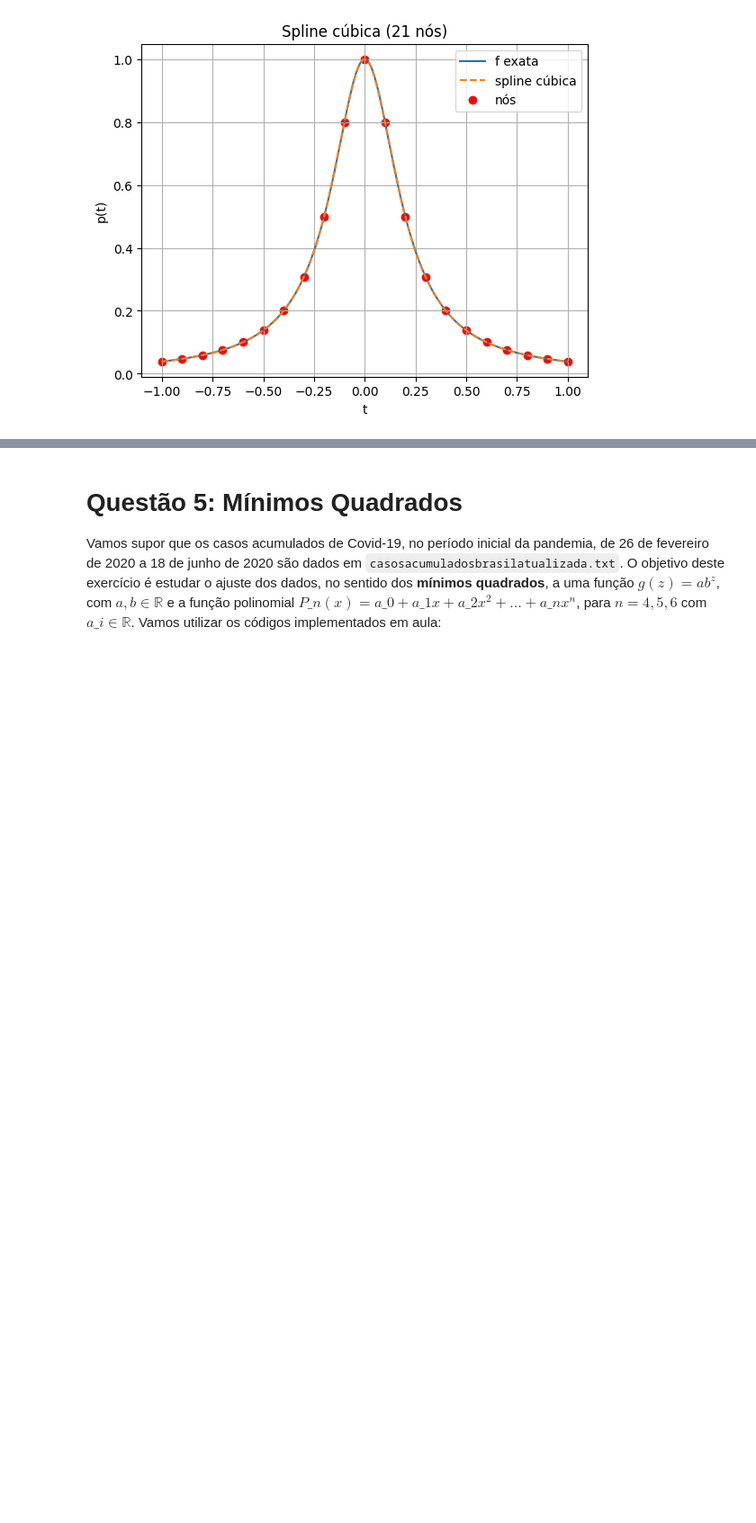
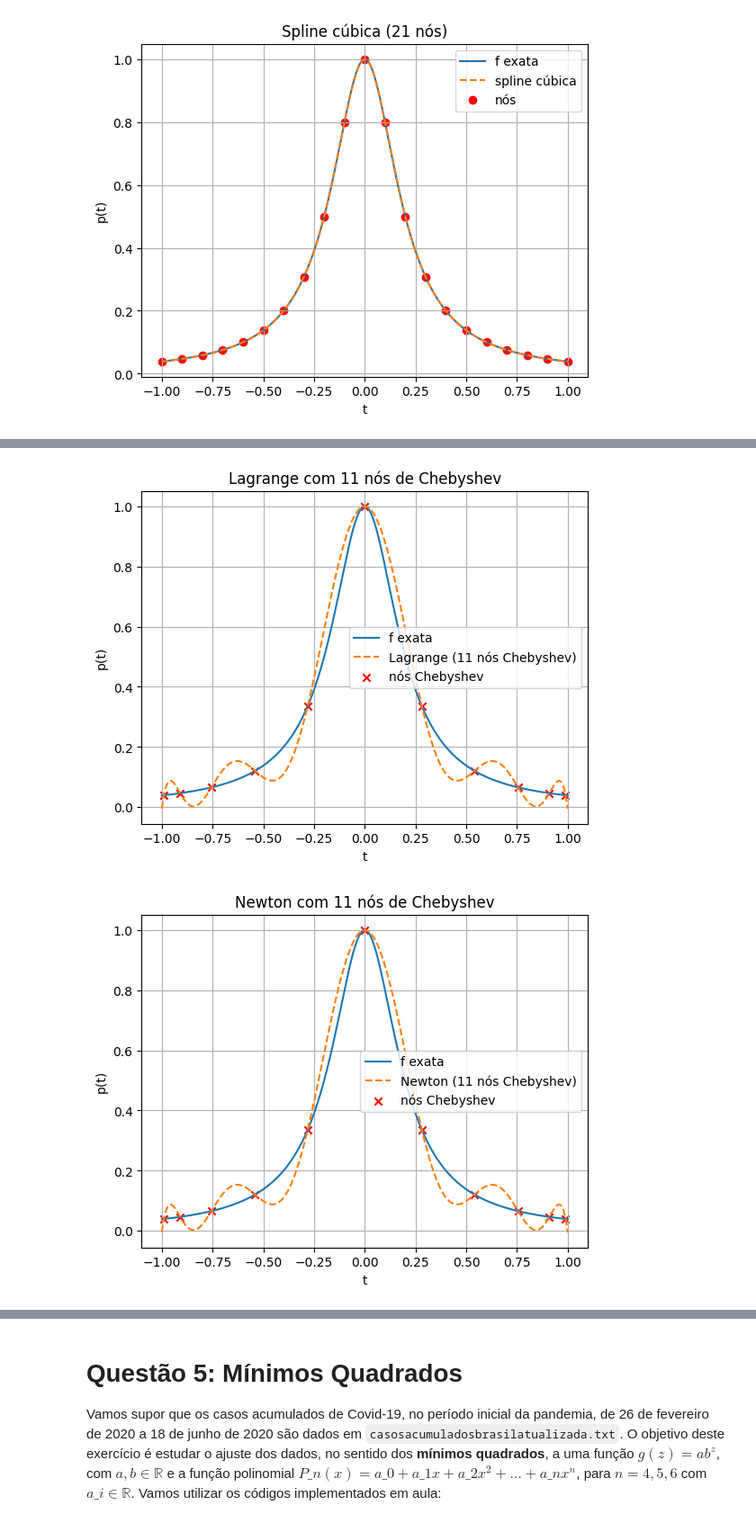
Before and after one commit to lfelipediniz/NumericEssentials, a Jupyter notebook: NumericEssentials.ipynb, the cells around one changed output, grey strips where cells are left out. Shown at 90% size. Drawn from its saved outputs; the diff is of its cells as text; code cells hidden in the pictures; blank space fills up the shorter version.

```diff
--- a/NumericEssentials.ipynb
+++ b/NumericEssentials.ipynb
@@ -2038,0 +2057,78 @@ plt.show()
+# %%
+# função alvo
+def f(t):
+    return 1 / (1 + 25 * t**2)
+
+# gera nós de Chebyshev (primeira espécie) em [-1, 1]
+def chebyshev_nodes(N):
+    k = np.arange(N + 1)
+    return np.cos((2*k + 1) / (2*(N + 1)) * np.pi)
+
+# avaliação contínua
+xx = np.linspace(-1, 1, 400)
+yy_exact = f(xx)
+
+# Interpolação com 11 nós de Chebyshev
+N1 = 10
+xi1 = chebyshev_nodes(N1)
+yi1 = f(xi1)
+
+yyL1 = lagrange_interp(xi1, yi1, xx)
+yyN1 = newton_interp(xi1, yi1, xx)
+
+# gráfico Lagrange (11 Chebyshev)
+plt.figure()
+plt.plot(xx, yy_exact, label='f exata')
+plt.plot(xx, yyL1, '--', label='Lagrange (11 nós Chebyshev)')
+plt.scatter(xi1, yi1, marker='x', color='red', label='nós Chebyshev')
+plt.title('Lagrange com 11 nós de Chebyshev')
+plt.xlabel('t')
+plt.ylabel('p(t)')
+plt.legend()
+plt.grid(True)
+
+# gráfico Newton (11 Chebyshev)
+plt.figure()
+plt.plot(xx, yy_exact, label='f exata')
+plt.plot(xx, yyN1, '--', label='Newton (11 nós Chebyshev)')
+plt.scatter(xi1, yi1, marker='x', color='red', label='nós Chebyshev')
+plt.title('Newton com 11 nós de Chebyshev')
+plt.xlabel('t')
+plt.ylabel('p(t)')
+plt.legend()
+plt.grid(True)
+
+# Interpolação com 21 nós de Chebyshev
+N2 = 20
+xi2 = chebyshev_nodes(N2)
+yi2 = f(xi2)
+
+yyL2 = lagrange_interp(xi2, yi2, xx)
+yyN2 = newton_interp(xi2, yi2, xx)
+
+# gráfico Lagrange (21 Chebyshev)
+plt.figure()
+plt.plot(xx, yy_exact, label='f exata')
+plt.plot(xx, yyL2, '--', label='Lagrange (21 nós Chebyshev)')
+plt.scatter(xi2, yi2, marker='x', color='red', label='nós Chebyshev')
+plt.title('Lagrange com 21 nós de Chebyshev')
+plt.xlabel('t')
+plt.ylabel('p(t)')
+plt.legend()
+plt.grid(True)
+
+# gráfico Newton (21 Chebyshev)
+plt.figure()
+plt.plot(xx, yy_exact, label='f exata')
+plt.plot(xx, yyN2, '--', label='Newton (21 nós Chebyshev)')
+plt.scatter(xi2, yi2, marker='x', color='red', label='nós Chebyshev')
+plt.title('Newton com 21 nós de Chebyshev')
+plt.xlabel('t')
+plt.ylabel('p(t)')
+plt.legend()
+plt.grid(True)
+
+plt.show()
+# %% [output]
+[figure, added]
+[figure, added]
```
Also changed, not shown: parts of 3 cells of this notebook.
